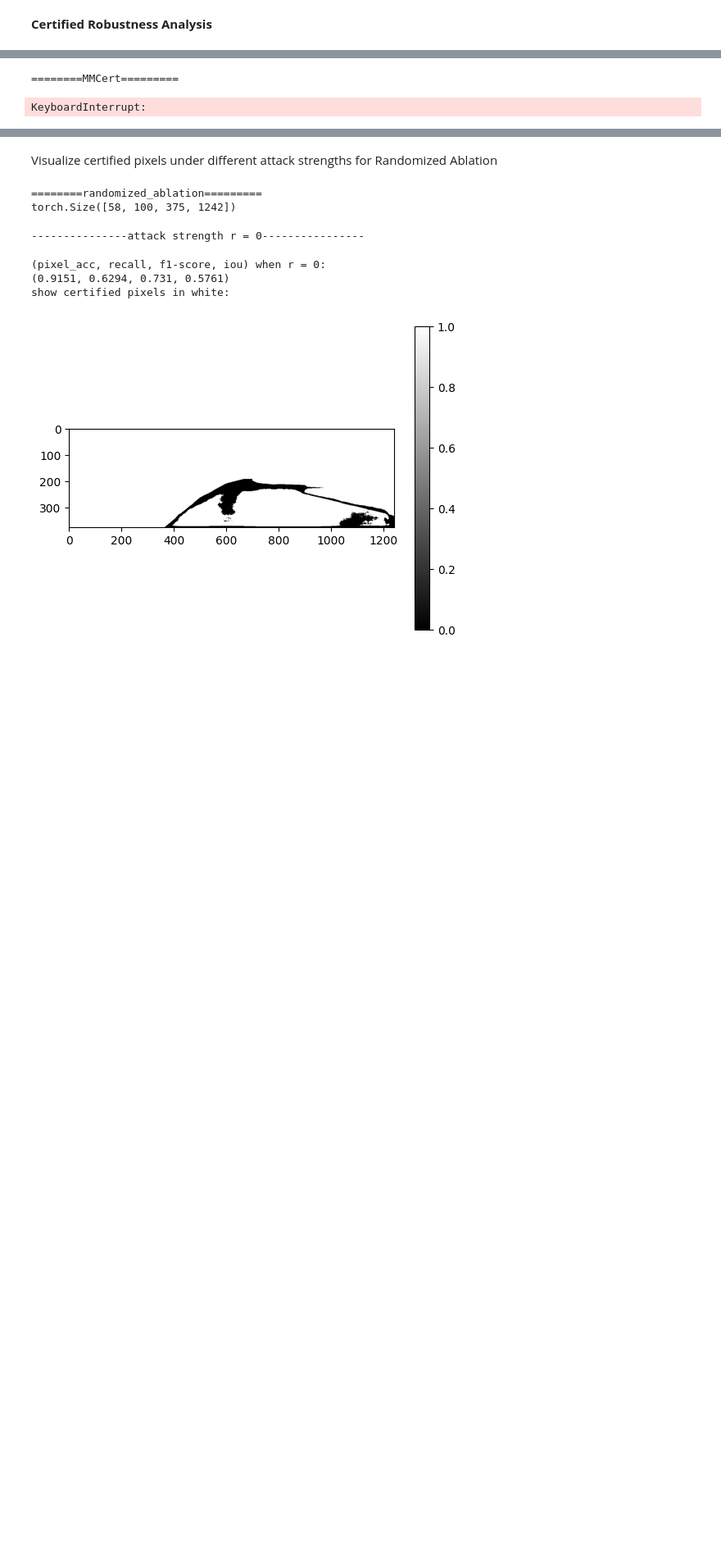
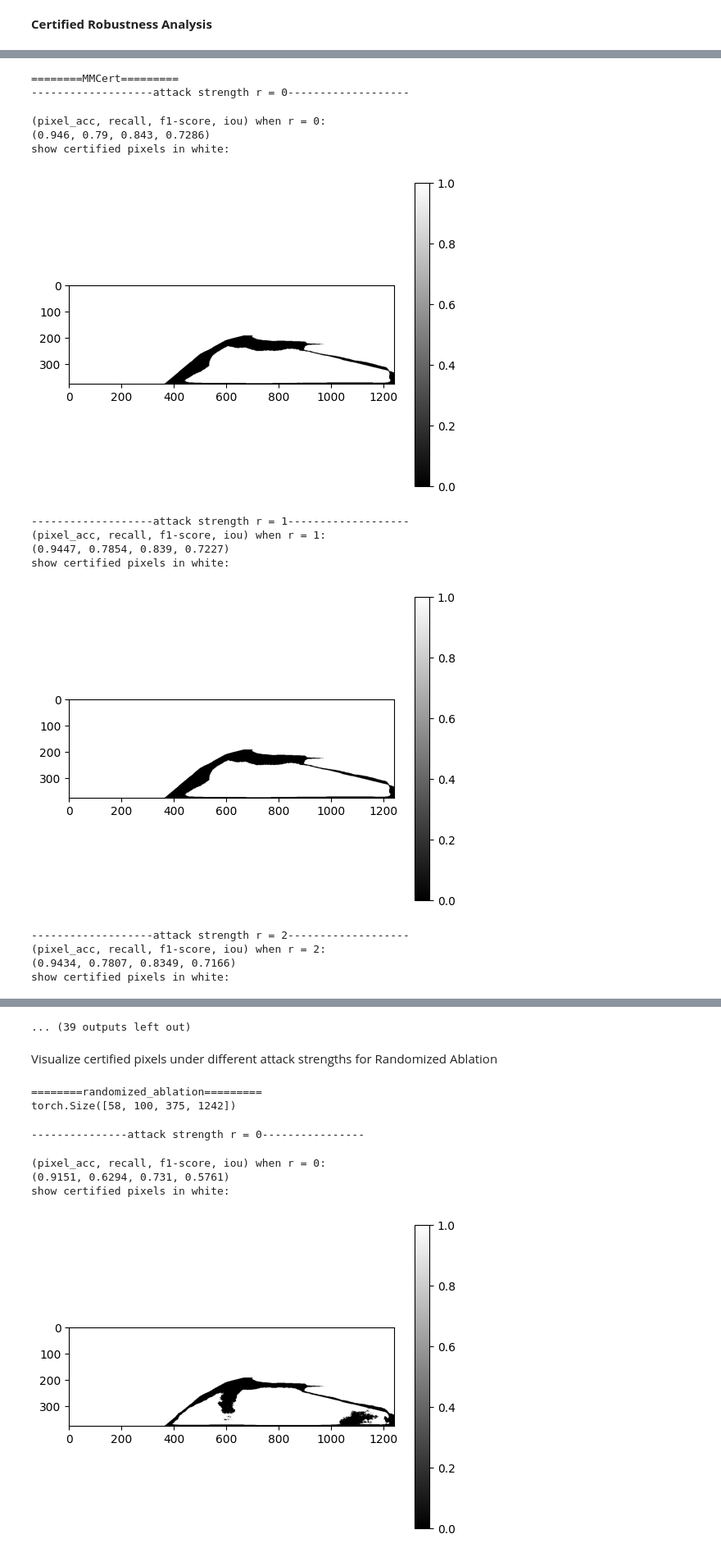
Before and after one commit to WYT8506/MultimodalCertification, a Jupyter notebook: certify.ipynb, the cells around one changed output, grey strips where cells are left out. Shown at 82% size. Drawn from its saved outputs; the diff is of its cells as text; code cells hidden in the pictures; blank space fills up the shorter version.

```diff
--- a/certify.ipynb
+++ b/certify.ipynb
@@ -186,33 +186,45 @@ Calculate certified accuracy under different attack strengths for MMCert
 print("========MMCert=========")
 n1 = args.n1
 n2 = args.n2
 k1 = int(n1*args.ablation_ratio_test1)
 k2 = int(n2*args.ablation_ratio_test2)
 
 all_outputs = torch.load(os.path.join("output","MMCert"+"_ablation-ratio-test1="+str(args.ablation_ratio_test1)+"_ablation-ratio-test2="+str(args.ablation_ratio_test2)+"_all_outputs.pth"))
 
 all_pred =all_outputs["all_pred"]
 all_gt = all_outputs["all_gt"]
-all_pred = torch.stack([torch.stack(tensors) for tensors in all_pred])
-all_gt = torch.stack([torch.stack(tensors) for tensors in all_gt])
+
 all_pred = torch.transpose(all_pred, 0, 1)
 all_gt = all_gt[0]
 
 all_count = torch.sum(all_pred, dim=1)
 all_predictions = (all_count > args.N/2).int()
 
 alpha_list = get_alpha_list(args,n1,n2,k1,k2, certification_method="MMCert")
 certified_metrics_mmcert = []
 for r in range(args.r_range): #r is the smaller value between r1 and r2. It represents the attack strength.
     print(f"-------------------attack strength r = {r}-------------------")
     all_alpha = get_all_alpha(all_count, all_gt, alpha_list,r)
     certified_pixels = get_certified_pixels_holm(all_alpha)
 
     certified_metrics_mmcert.append(calculate_certified_metrics(all_gt, certified_pixels))
     print(f"(pixel_acc, recall, f1-score, iou) when r = {r}: ")
     print(calculate_certified_metrics(all_gt, certified_pixels))
     print("show certified pixels in white:")
     plot_tensor_image(certified_pixels,2)
 # %% [output]
 ========MMCert=========
+-------------------attack strength r = 0-------------------
-KeyboardInterrupt:
+(pixel_acc, recall, f1-score, iou) when r = 0:
+(0.946, 0.79, 0.843, 0.7286)
+show certified pixels in white:
+[figure, added]
+-------------------attack strength r = 1-------------------
+(pixel_acc, recall, f1-score, iou) when r = 1:
+(0.9447, 0.7854, 0.839, 0.7227)
+show certified pixels in white:
+[figure, added]
+-------------------attack strength r = 2-------------------
+(pixel_acc, recall, f1-score, iou) when r = 2:
+(0.9434, 0.7807, 0.8349, 0.7166)
+show certified pixels in white:
@@ -219,3 +246,4 @@ KeyboardInterrupt:
+... (39 outputs left out)
 # %% [markdown]
 Visualize certified pixels under different attack strengths for Randomized Ablation
 # %%
```
Also changed, not shown: parts of 4 cells of this notebook.
